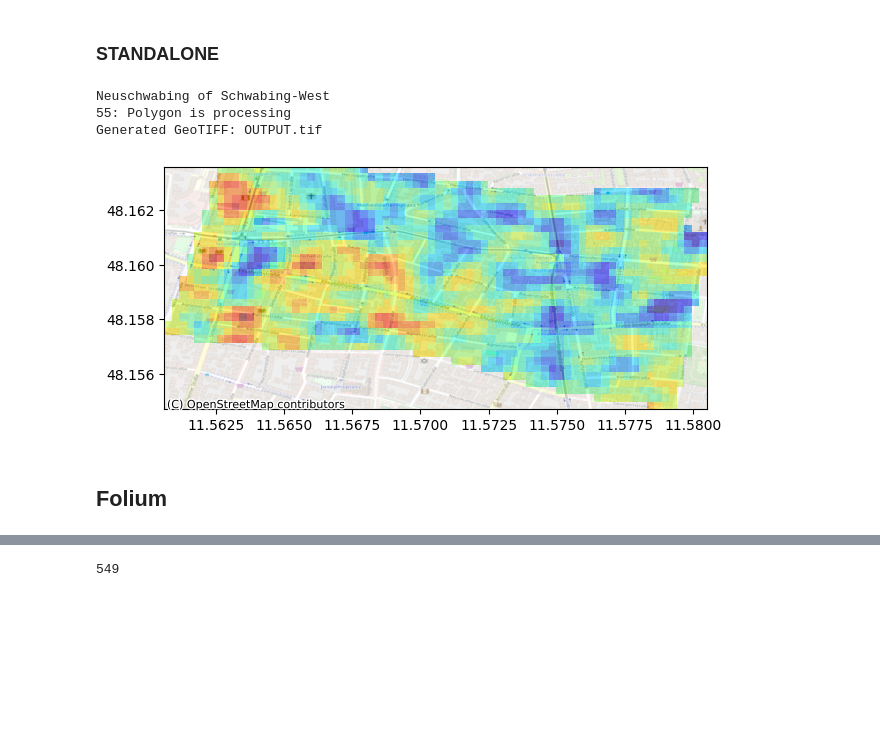
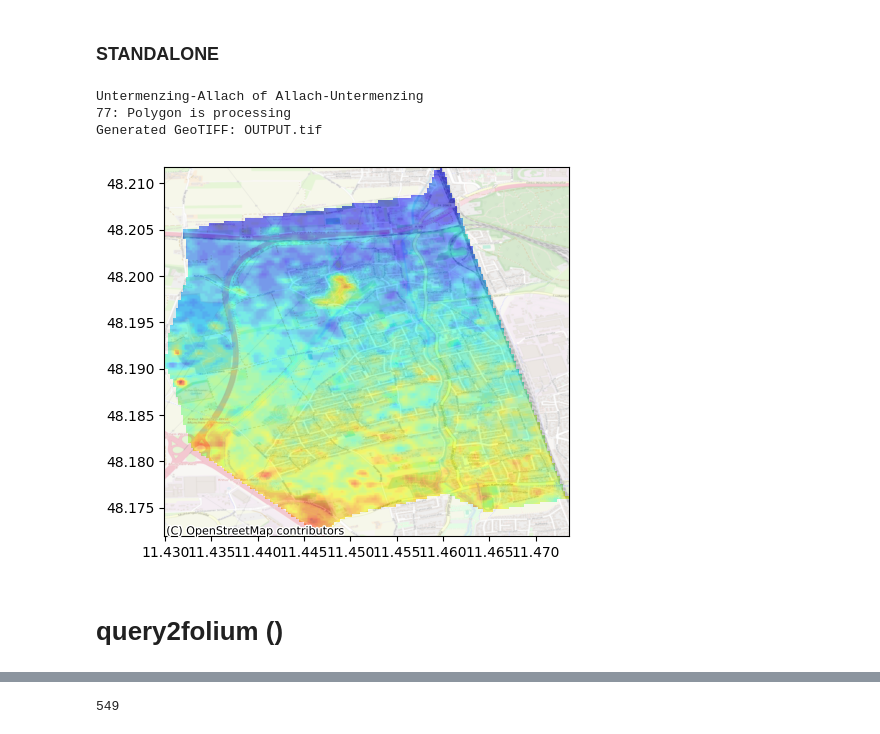
Before and after one commit to aghoshpro/myPhD, a Jupyter notebook: Python Test Notebooks/Munich City.ipynb, the cells around one changed output, grey strips where cells are left out. Saved outputs shown, nothing was run; the diff lists cells and outputs as text; code cells hidden in the pictures; blank space fills up the shorter version.

```diff
--- a/Python Test Notebooks/Munich City.ipynb
+++ b/Python Test Notebooks/Munich City.ipynb
@@ -680,6 +684,5 @@ list(query2tiff(qARRAY, -32768))
 # %%
 # Create a test 2D array (randon numbers between 0 and 9)
-import numpy as np
-nlines = 30
-ncolumns = 30
-data = np.random.randint(0, 100, size=(nlines,ncolumns))
+# nlines = 30
+# ncolumns = 30
+# data = np.random.randint(0, 100, size=(nlines,ncolumns))
@@ -923,6 +917,11 @@ plt.show()
 # %%
 import os
 from shapely import bounds
+
+def getGeoTransform(extent, nlines, ncols):
+    resx = (extent[2] - extent[0]) / ncols
+    resy = (extent[3] - extent[1]) / nlines
+    return [extent[0], resx, 0, extent[3] , 0, -resy]
 
 def query2osm(query, INPUT, filename = None, fill_val=None):
     result = query_executor.execute_read(query)
@@ -1070,15 +1069,15 @@ plt.show()
 # %% [markdown]
 ### STANDALONE
 # %%
-gid = 55
+gid = 77
 print(gdfSubDist105.NAME[gid],'of', gdfSubDist105.Bezirk[gid])
 INPUT = gdfSubDist105.geometry[gid]
 qARRAY= 'select clip(m[0, 0:* , 0:*],'+ str(geoPOLYGON_to_gridPOLYGON_03(INPUT, gid)) + ') from Munich_SRTM_NC_Elevation as m'
 query2osm(qARRAY, INPUT, 'OUTPUT', -32768)
 # %% [output]
-Neuschwabing of Schwabing-West
-55: Polygon is processing
+Untermenzing-Allach of Allach-Untermenzing
+77: Polygon is processing
 Generated GeoTIFF: OUTPUT.tif
-[figure, old version]
+[figure, new version]
 # %% [markdown]
-## Folium
+# query2folium ()
```
Also changed, not shown: parts of 52 cells of this notebook, 1 other file.
